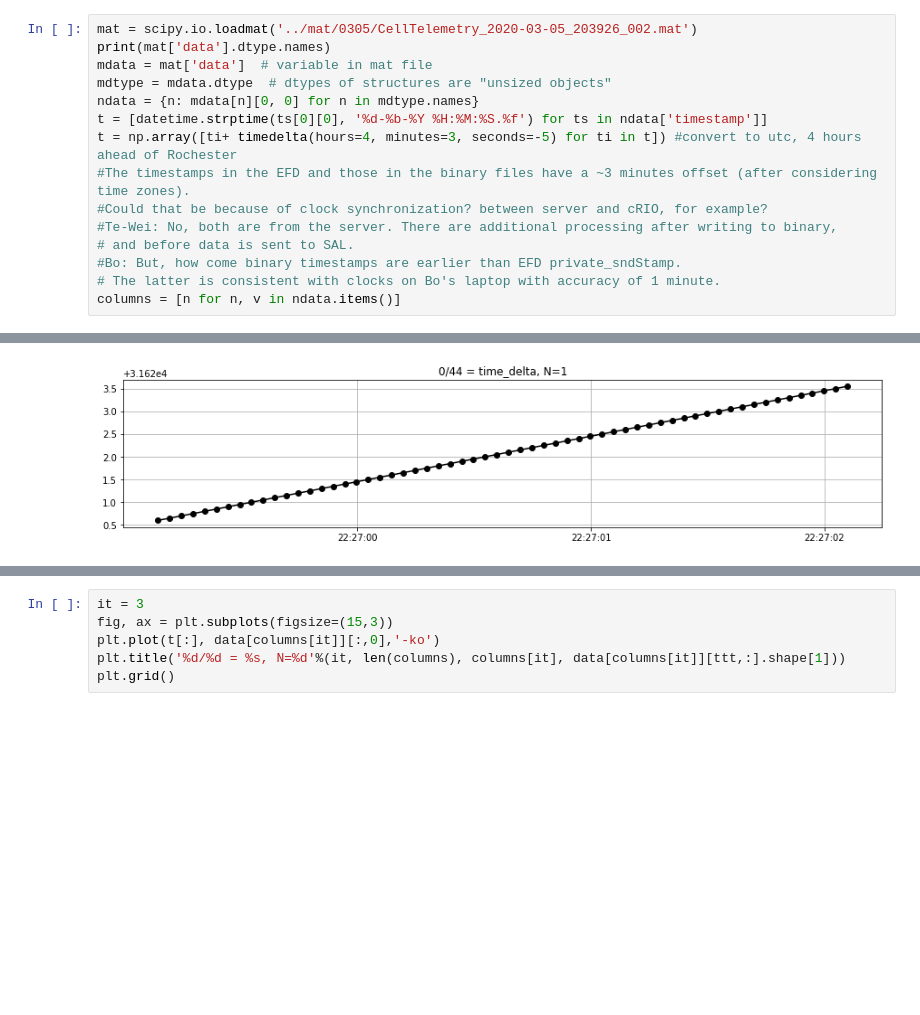
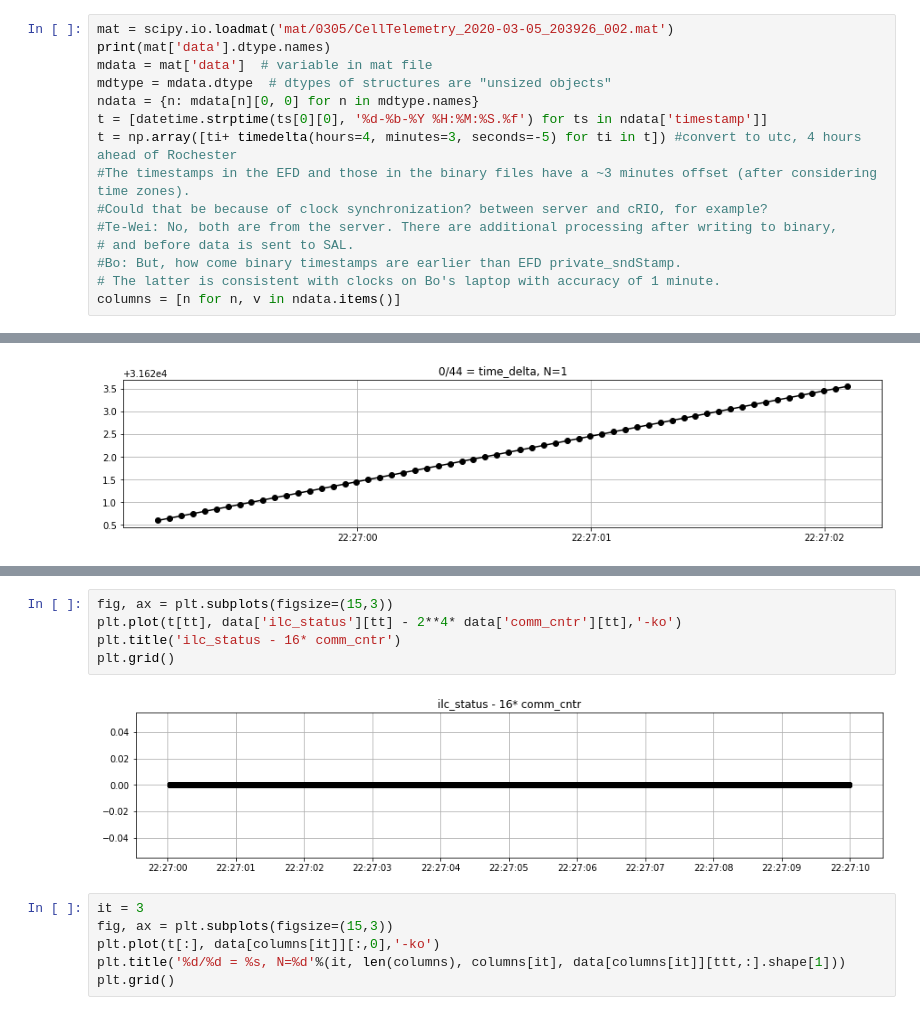
Before and after one commit to bxin/M2_summit_2003, a Jupyter notebook: a02_check_telemetry.ipynb, the cells around one changed output, grey strips where cells are left out. Drawn from its saved outputs; the diff is of its cells as text; blank space fills up the shorter version.

```diff
--- a/a02_check_telemetry.ipynb
+++ b/a02_check_telemetry.ipynb
@@ -19,7 +19,7 @@ register_matplotlib_converters()
 start = Time('2020-03-05T22:27:00') #this is UTC
 end = Time('2020-03-05T22:38:00')
 # %%
-mat = scipy.io.loadmat('../mat/0305/CellTelemetry_2020-03-05_203926_002.mat')
+mat = scipy.io.loadmat('mat/0305/CellTelemetry_2020-03-05_203926_002.mat')
 print(mat['data'].dtype.names)
 mdata = mat['data']  # variable in mat file
 mdtype = mdata.dtype  # dtypes of structures are "unsized objects"
@@ -89,3 +133,10 @@ plt.grid()
+# %%
+fig, ax = plt.subplots(figsize=(15,3))
+plt.plot(t[tt], data['ilc_status'][tt] - 2**4* data['comm_cntr'][tt],'-ko')
+plt.title('ilc_status - 16* comm_cntr')
+plt.grid()
+# %% [output]
+[figure, added]
 # %%
 it = 3
 fig, ax = plt.subplots(figsize=(15,3))
```
Also changed, not shown: parts of 4 cells of this notebook, 2 other files.
